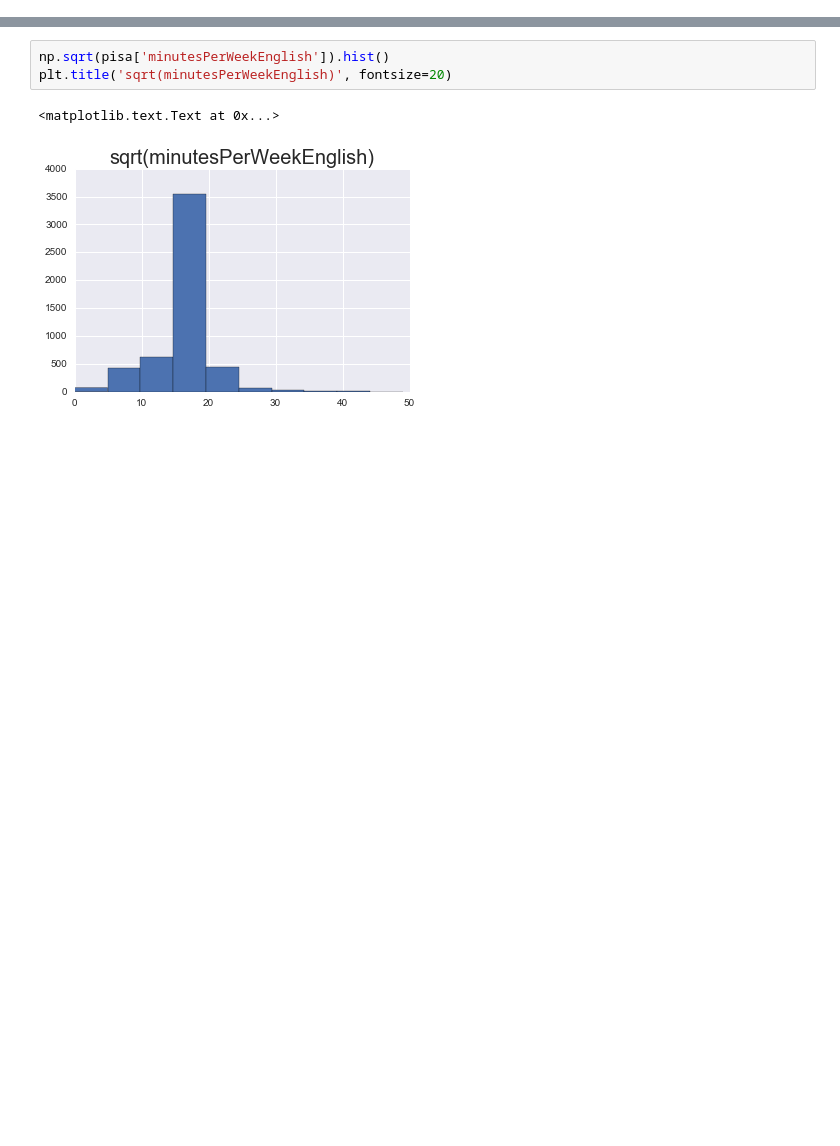
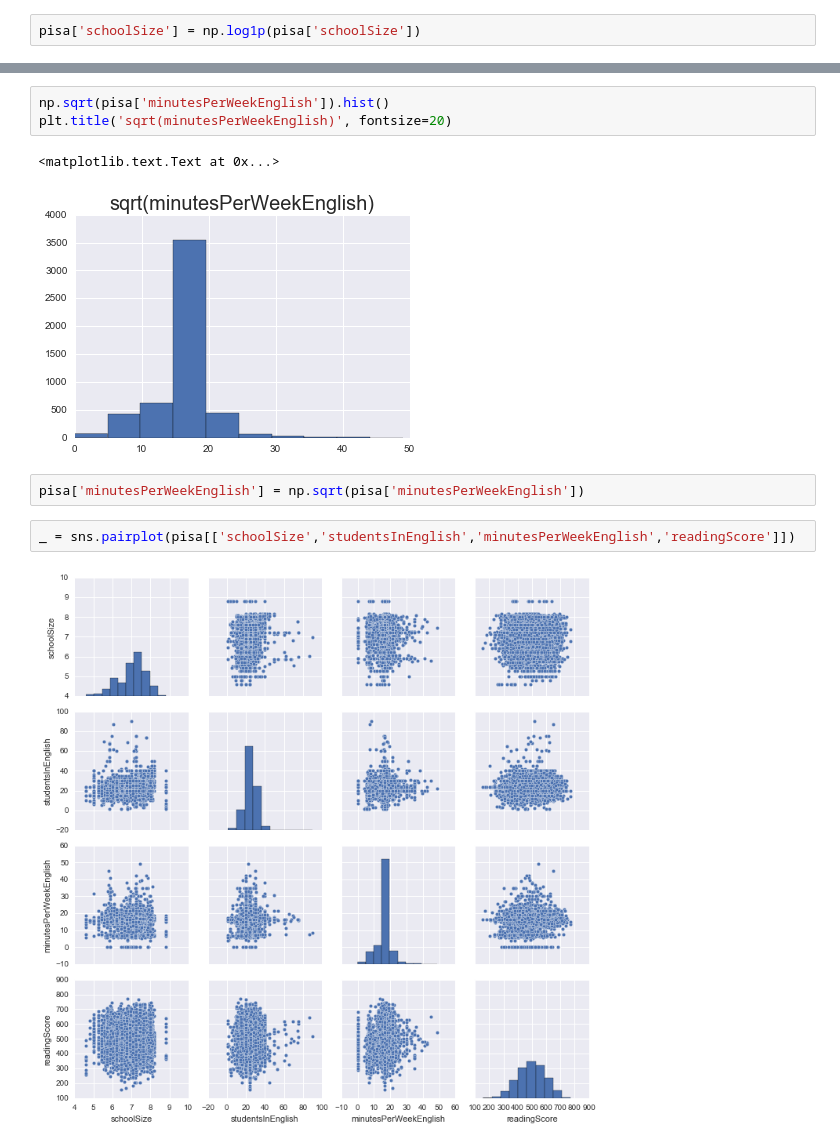
Before and after one commit to shintotm/TestScorePrediction, a Jupyter notebook: PreProcessing.ipynb, the cells around one changed output, grey strips where cells are left out. Saved outputs shown, nothing was run; the diff lists cells and outputs as text; blank space fills up the shorter version.

Commit message:
update pairPlot

```diff
--- a/PreProcessing.ipynb
+++ b/PreProcessing.ipynb
@@ -99,6 +99,8 @@ plt.title('sqrt(schoolSize)', fontsize=20)
 # %% [output]
 <matplotlib.text.Text at 0x...>
 [figure]
+# %%
+pisa['schoolSize'] = np.log1p(pisa['schoolSize'])
 # %%
 pisa['minutesPerWeekEnglish'].hist()
 plt.title('minutesPerWeekEnglish', fontsize=20)
@@ -117,3 +119,9 @@ plt.title('sqrt(minutesPerWeekEnglish)', fontsize=20)
 # %% [output]
 <matplotlib.text.Text at 0x...>
 [figure]
+# %%
+pisa['minutesPerWeekEnglish'] = np.sqrt(pisa['minutesPerWeekEnglish'])
+# %%
+_ = sns.pairplot(pisa[['schoolSize','studentsInEnglish','minutesPerWeekEnglish','readingScore']])
+# %% [output]
+[figure, added]
```
